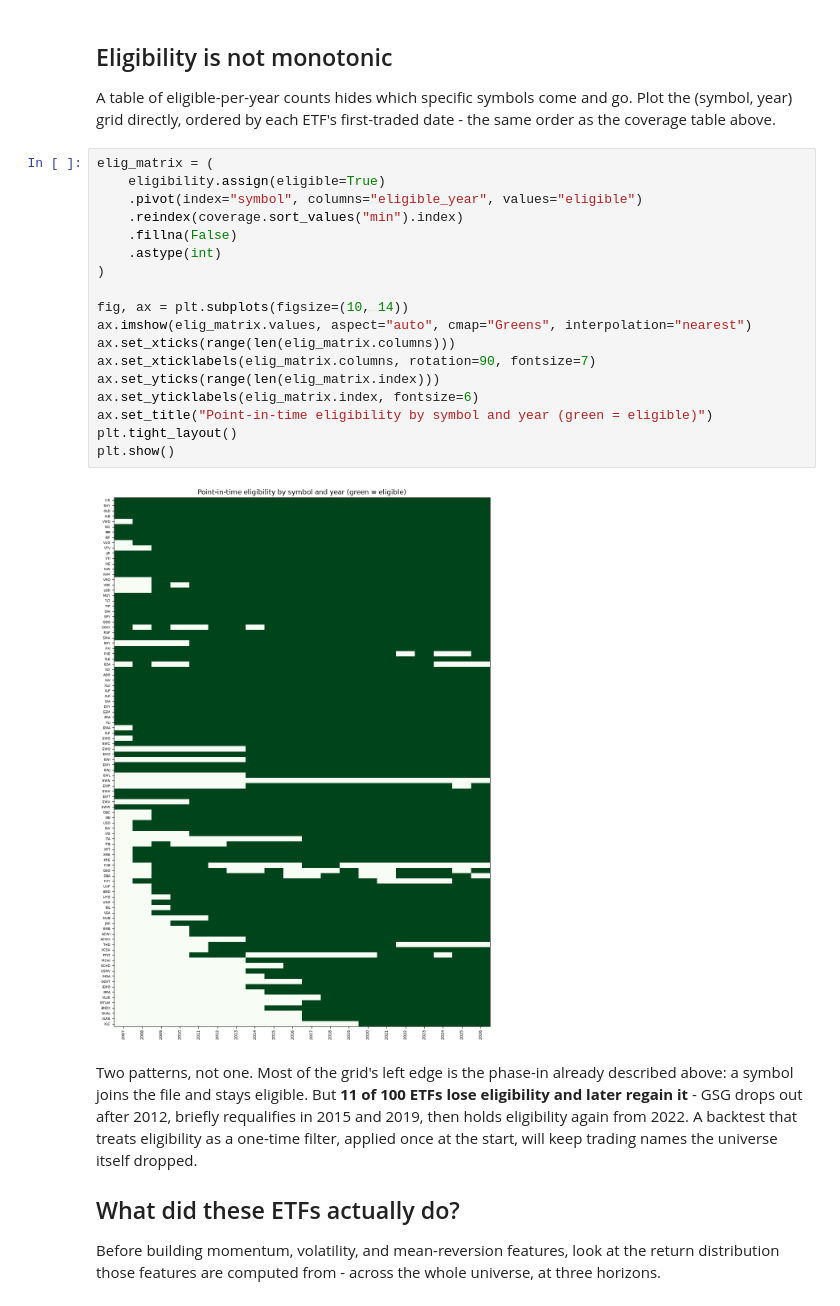
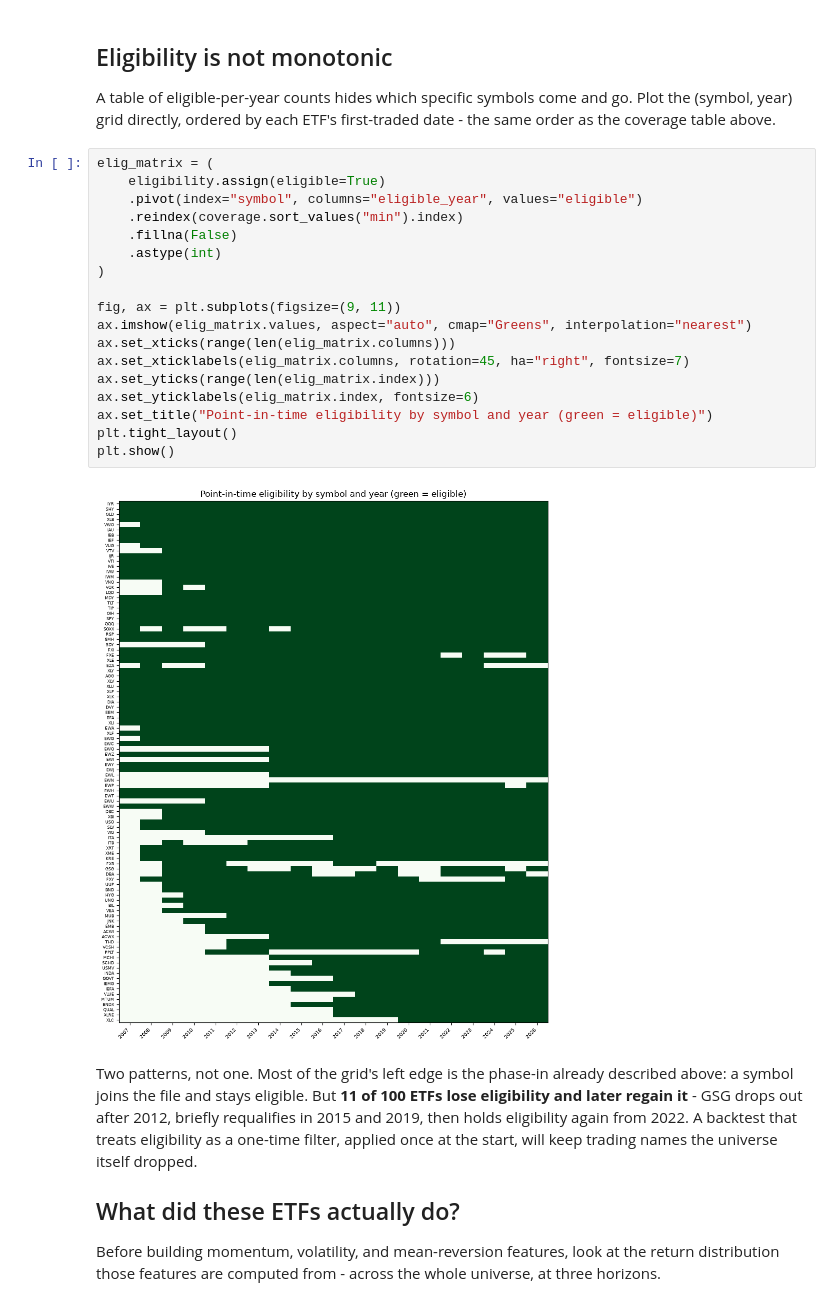
Before and after one commit to ml4t/packt-workshop, a Jupyter notebook: notebooks/01_data.ipynb, the cells around one changed output. Saved outputs shown, nothing was run; the diff lists cells and outputs as text.

```diff
--- a/notebooks/01_data.ipynb
+++ b/notebooks/01_data.ipynb
@@ -173,23 +175,23 @@ first-traded date - the same order as the coverage table above.
 # %%
 elig_matrix = (
     eligibility.assign(eligible=True)
     .pivot(index="symbol", columns="eligible_year", values="eligible")
     .reindex(coverage.sort_values("min").index)
     .fillna(False)
     .astype(int)
 )
 
-fig, ax = plt.subplots(figsize=(10, 14))
+fig, ax = plt.subplots(figsize=(9, 11))
 ax.imshow(elig_matrix.values, aspect="auto", cmap="Greens", interpolation="nearest")
 ax.set_xticks(range(len(elig_matrix.columns)))
-ax.set_xticklabels(elig_matrix.columns, rotation=90, fontsize=7)
+ax.set_xticklabels(elig_matrix.columns, rotation=45, ha="right", fontsize=7)
 ax.set_yticks(range(len(elig_matrix.index)))
 ax.set_yticklabels(elig_matrix.index, fontsize=6)
 ax.set_title("Point-in-time eligibility by symbol and year (green = eligible)")
 plt.tight_layout()
 plt.show()
 # %% [output]
-[figure, old version]
+[figure, new version]
 # %% [markdown]
 Two patterns, not one. Most of the grid's left edge is the phase-in
 already described above: a symbol joins the file and stays eligible.
```
Also changed, not shown: parts of 5 cells of this notebook.
